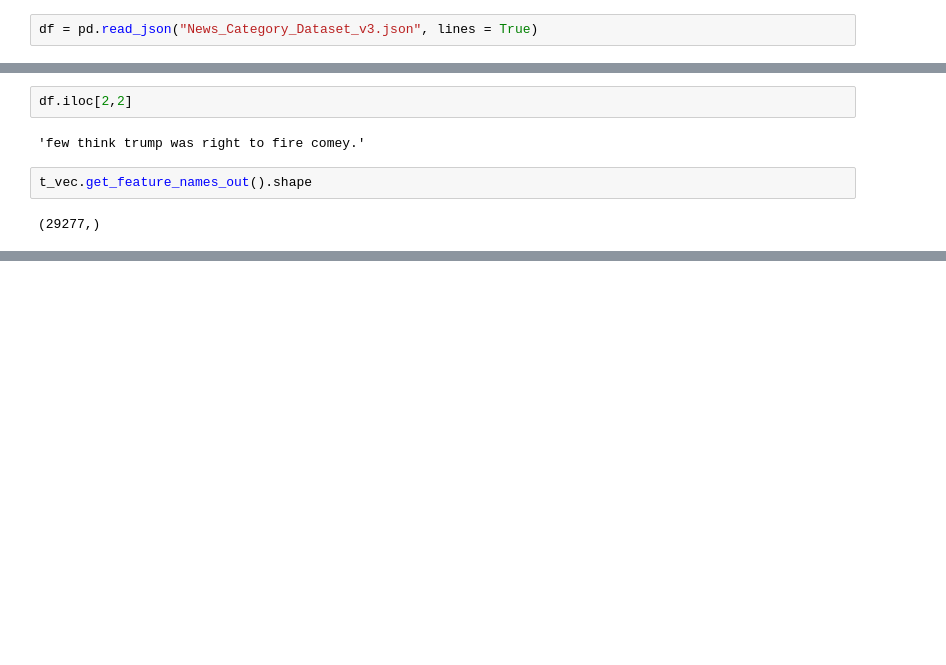
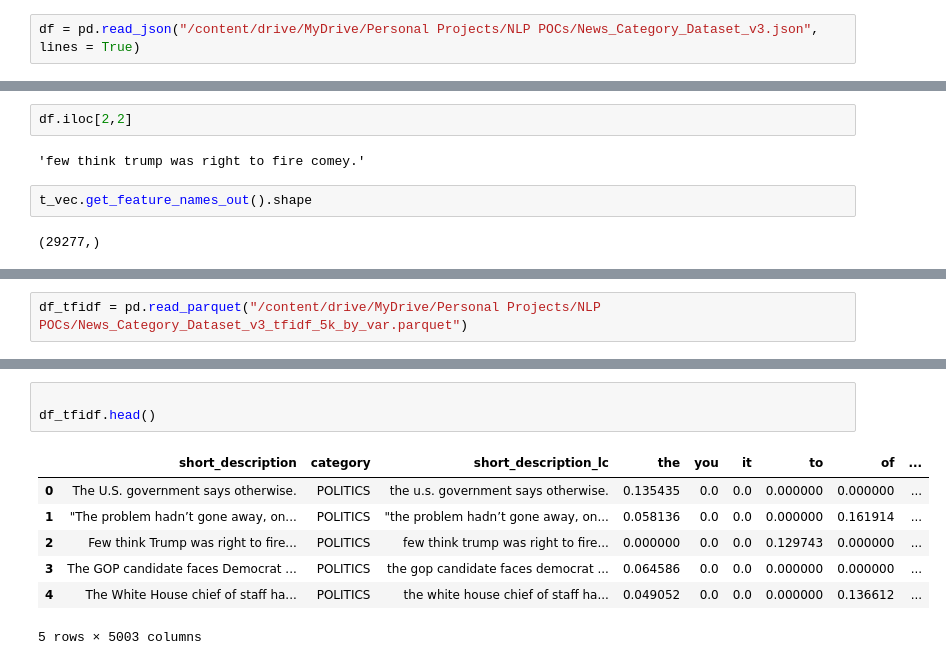
Before and after one commit to aadil-zikre/contradictory-my-dear-watson, a Jupyter notebook: Word Vectorization Techniques.ipynb, the cells around one changed output, grey strips where cells are left out. Drawn from its saved outputs; the diff is of its cells as text; blank space fills up the shorter version.

```diff
--- a/Word Vectorization Techniques.ipynb
+++ b/Word Vectorization Techniques.ipynb
@@ -13,5 +18,5 @@ with open("News_Category_Dataset_v3.json", mode = "r") as f:
 # %%
-df = pd.read_json("News_Category_Dataset_v3.json", lines = True)
+df = pd.read_json("/content/drive/MyDrive/Personal Projects/NLP POCs/News_Category_Dataset_v3.json", lines = True)
 # %%
 df.info()
 df.head()
@@ -139,0 +196,2 @@ df_tfidf = pd.DataFrame(t_vec.transform(df_short_description_lc).toarray()).add_
+# %%
+df_tfidf = pd.read_parquet("/content/drive/MyDrive/Personal Projects/NLP POCs/News_Category_Dataset_v3_tfidf_5k_by_var.parquet")
@@ -145,0 +274,11 @@ from torchvision import transforms
+# %%
+
+df_tfidf.head()
+# %% [output]
+|  | short_description | category | short_description_lc | the | you | it | to | of | ... |
+| 0 | The U.S. government says otherwise. | POLITICS | the u.s. government says otherwise. | 0.135435 | 0.0 | 0.0 | 0.000000 | 0.000000 | ... |
+| 1 | "The problem hadn’t gone away, on... | POLITICS | "the problem hadn’t gone away, on... | 0.058136 | 0.0 | 0.0 | 0.000000 | 0.161914 | ... |
+| 2 | Few think Trump was right to fire... | POLITICS | few think trump was right to fire... | 0.000000 | 0.0 | 0.0 | 0.129743 | 0.000000 | ... |
+| 3 | The GOP candidate faces Democrat ... | POLITICS | the gop candidate faces democrat ... | 0.064586 | 0.0 | 0.0 | 0.000000 | 0.000000 | ... |
+| 4 | The White House chief of staff ha... | POLITICS | the white house chief of staff ha... | 0.049052 | 0.0 | 0.0 | 0.000000 | 0.136612 | ... |
+5 rows × 5003 columns
```
Also changed, not shown: parts of 45 cells of this notebook.
